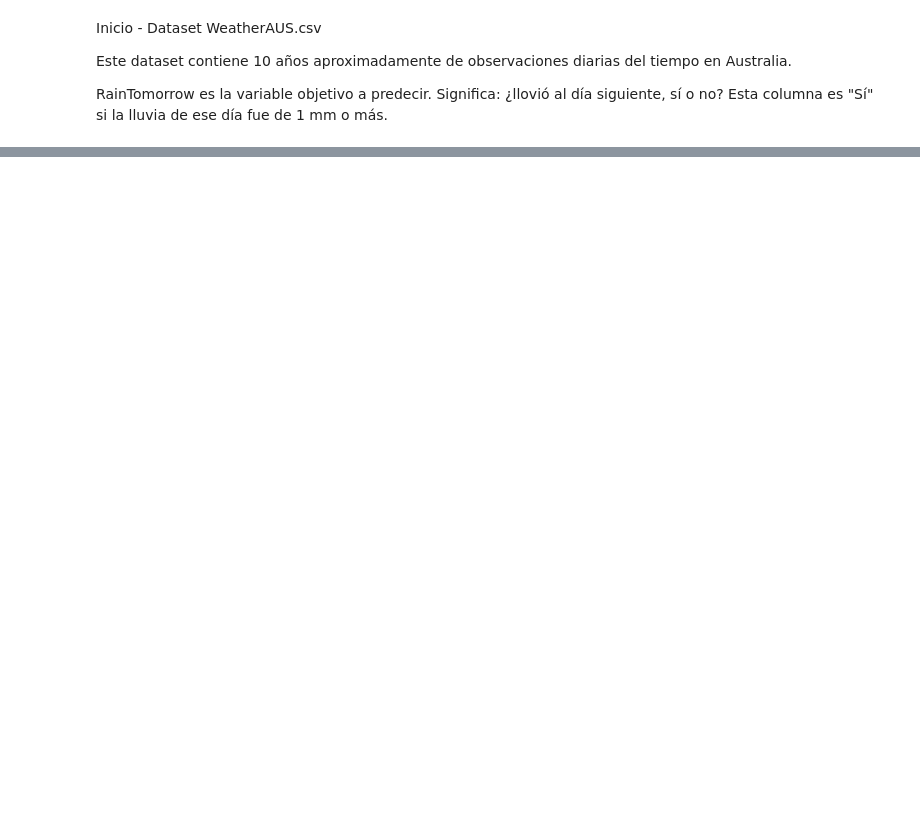
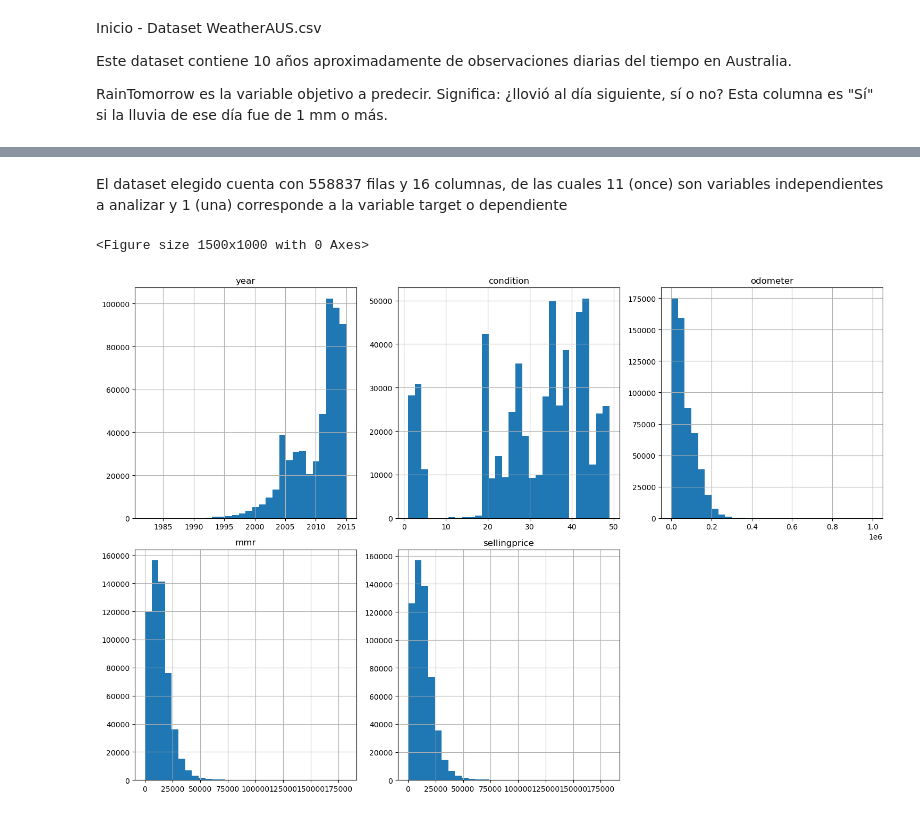
Before and after one commit to maxidom99/DataScience-CoderHouse, a Jupyter notebook: project.ipynb, the cells around one changed output, grey strips where cells are left out. Saved outputs shown, nothing was run; the diff lists cells and outputs as text; code cells hidden in the pictures; blank space fills up the shorter version.

Commit message:
Features: Visualizaciones y detalle del dataset elegido

```diff
--- a/project.ipynb
+++ b/project.ipynb
@@ -9,0 +14,4 @@ import pandas as pd
+# %%
+pd.set_option('display.max_columns', None)
+pd.set_option("display.max_colwidth", None)
+sns.set_style('darkgrid')
@@ -10,2 +20,3 @@ import pandas as pd
 # %%
-df = pd.read_csv("weatherAUS.csv")
+df = pd.read_csv("MaximilianoDominguez_car_prices.csv")
+df
@@ -23,0 +70,14 @@ df.describe()
+# %% [markdown]
+El dataset elegido cuenta con 558837 filas y 16 columnas, de las cuales 11 (once) son variables independientes a analizar y 1 (una) corresponde a la variable target o dependiente
+# %%
+plt.figure(figsize=(15, 10))
+
+# Distribuciones de las variables numéricas
+df[['year', 'condition', 'odometer', 'mmr', 'sellingprice']].hist(bins=30, figsize=(15, 10), layout=(2, 3))
+
+# Mostrar graficos
+plt.tight_layout()
+plt.show()
+# %% [output]
+<Figure size 1500x1000 with 0 Axes>
+[figure, added]
```
Also changed, not shown: parts of 14 cells of this notebook, 1 other file.
